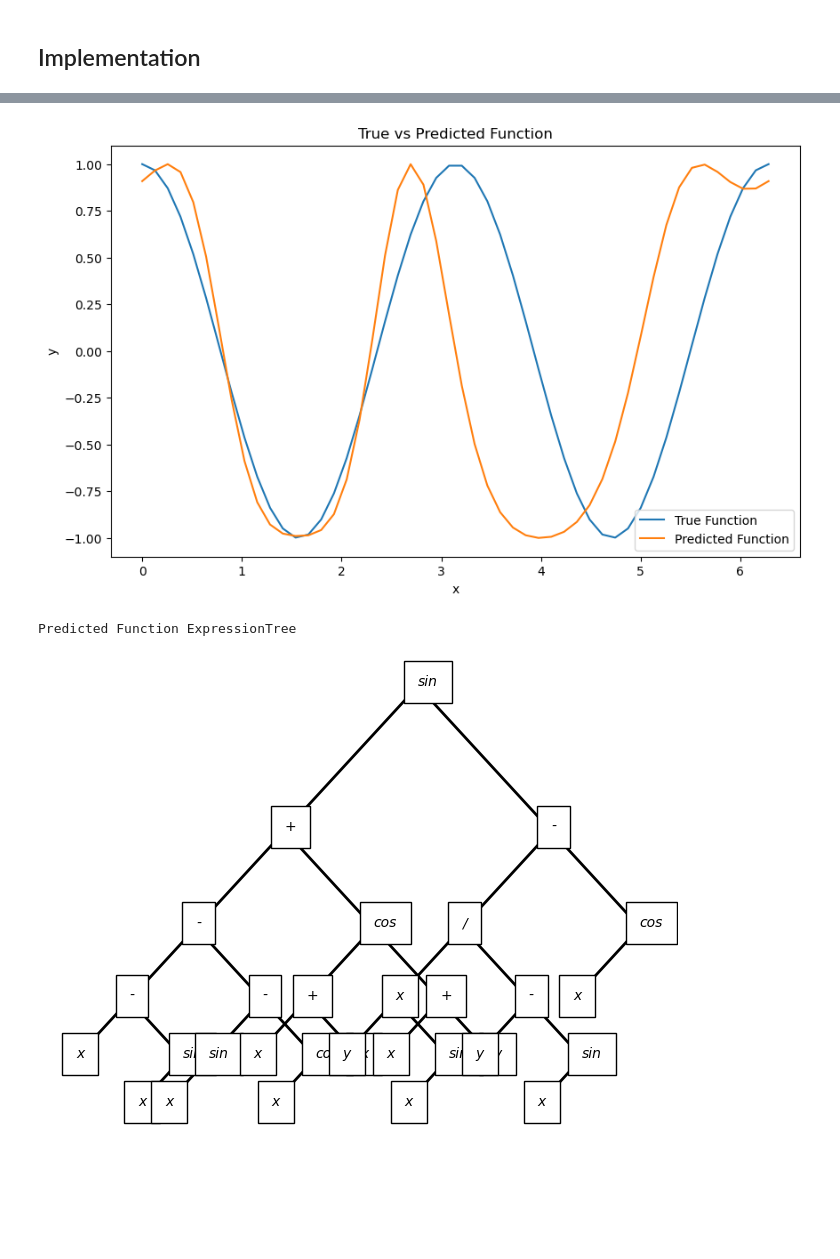
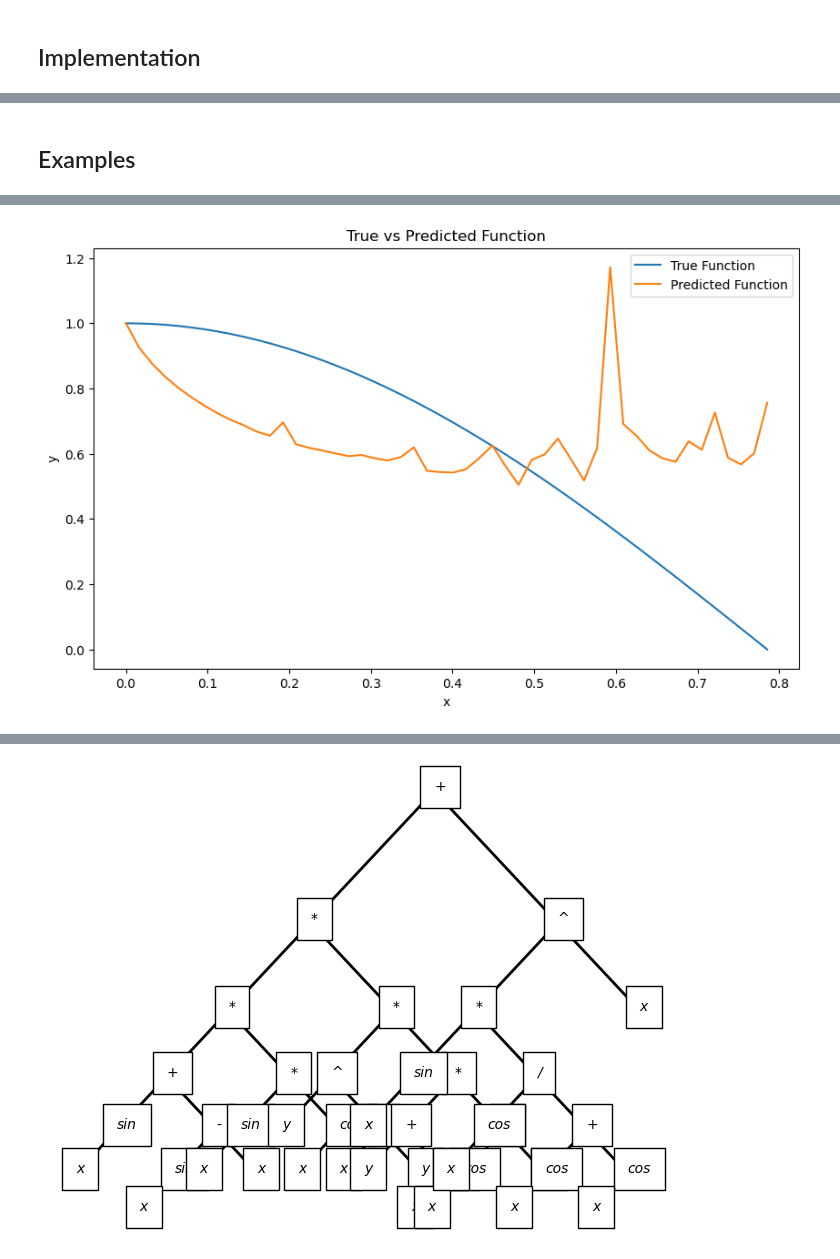
Before and after one commit to MahdiAsadolahzade/Genetic-Programming, a Jupyter notebook: Genetic.ipynb, the cells around one changed output, grey strips where cells are left out. Drawn from its saved outputs; the diff is of its cells as text; code cells hidden in the pictures; blank space fills up the shorter version.

```diff
--- a/Genetic.ipynb
+++ b/Genetic.ipynb
@@ -238,7 +321,7 @@ class GeneticAlgorithm:
         for point in self.training_set:
             x, y_true = point
             y_pred = individual.root.evaluate(x)
-            total_error += abs(y_true - y_pred)
+            total_error += np.mean(np.abs(y_true - y_pred))
         return total_error
 
     def selection(self, population):
@@ -275,8 +358,6 @@ class GeneticAlgorithm:
             else:
                 pass
 
-
-
     def evolutionary_loop(self, population):
         # Selection
         selected = self.selection(population)
@@ -294,11 +375,7 @@ class GeneticAlgorithm:
         # Mutation
         for individual in offspring:
             self.mutation(individual)
-        # # Debugging
-        # print("Offspring after crossover and mutation:")
-        # for i, ind in enumerate(offspring):
-        #     print(f"Individual {i}: {ind.root}")
         return offspring
 
     def termination_condition(self, generations):
-        return generations >= 100
+        return generations >= 15
@@ -368,3 +476,5 @@ Generation 100, Best Fitness: 21.32861733350724
+# %% [markdown]
+## Examples
 # %%
 
 
@@ -372,14 +482,14 @@ Generation 100, Best Fitness: 21.32861733350724
 def true_function(x):
     return np.cos(2 * x)
 
-training_set_size = 100
-x_train = np.linspace(0, np.pi, training_set_size)
+training_set_size = 500
+x_train = np.linspace(0, np.pi/4, training_set_size)
 y_train = true_function(x_train)
 
 training_set = list(zip(x_train, y_train))
 
 # Step 2: Train the genetic algorithm
-genetic_algorithm = GeneticAlgorithm(population_size=100, max_depth=5, training_set=training_set)
+genetic_algorithm = GeneticAlgorithm(population_size=10, max_depth=5, training_set=training_set)
 population = genetic_algorithm.generate_initial_population()
 
 # Evolutionary loop
@@ -391,7 +501,7 @@ while not genetic_algorithm.termination_condition(generations):
 
 # Step 3: Validation
 validation_set_size = 50
-x_val = np.linspace(0, 2*np.pi, validation_set_size)
+x_val = np.linspace(0, np.pi/4, validation_set_size)
 y_val_true = true_function(x_val)
 
 # Predict using the best individual from the last generation
@@ -431,0 +543 @@ Generation 15, Best Fitness: 28.387257893407114
+[figure, new version]
@@ -462,6 +545,4 @@ Validation MSE: 0.42096192514265646
-[figure, old version]
-Predicted Function ExpressionTree
-[figure, old version]
+[figure, new version]
 # %%
 
 
```
Also changed, not shown: parts of 16 cells of this notebook.
